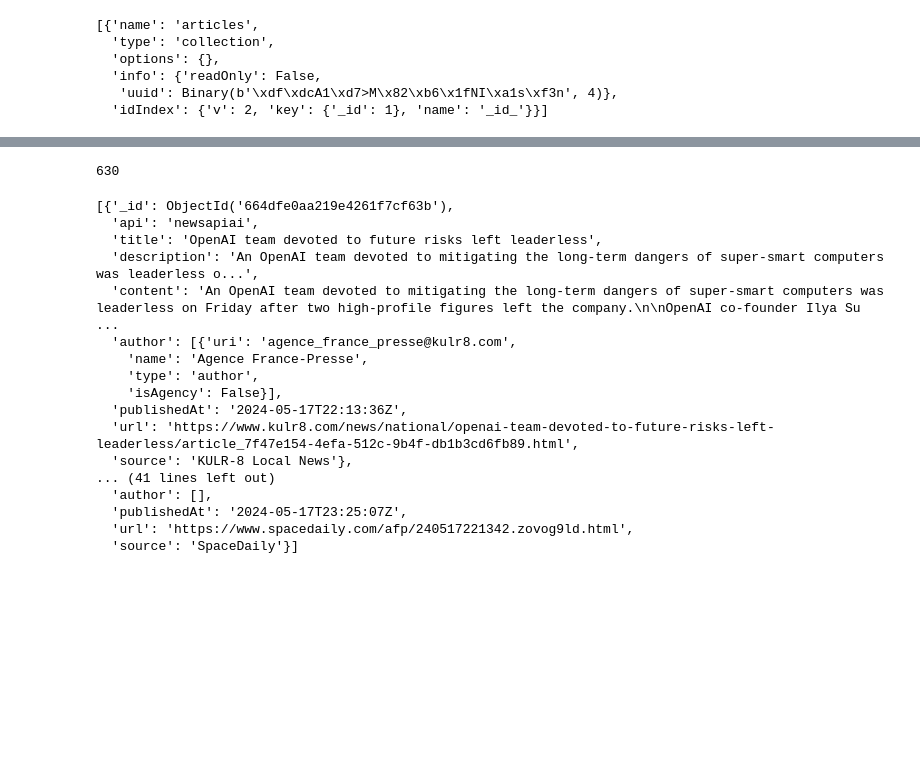
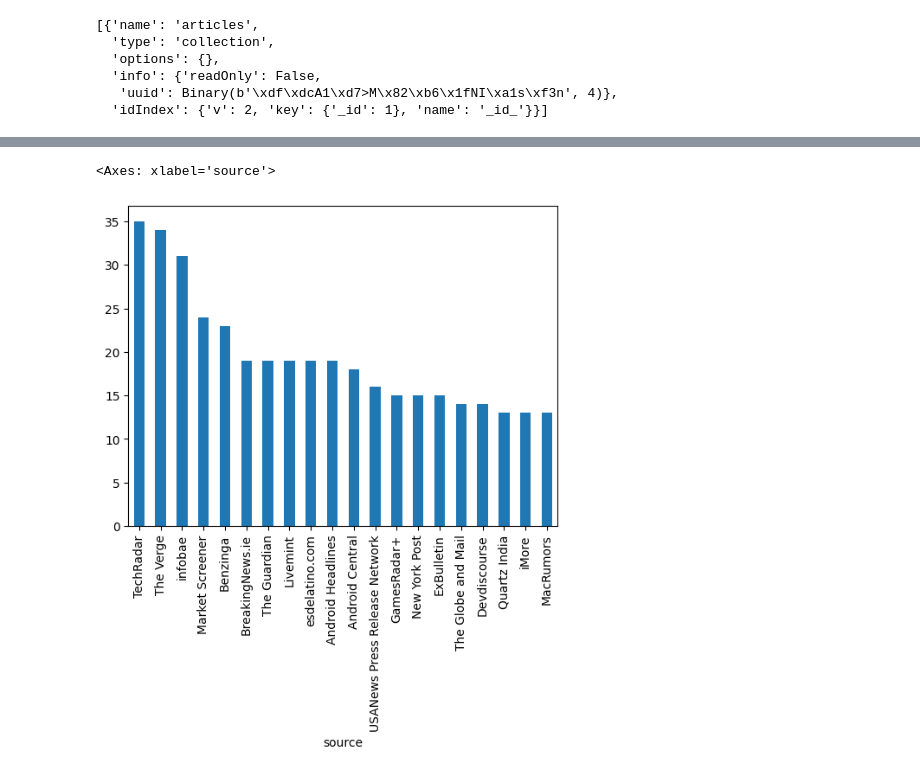
Before and after one commit to Enrique1263/IBD, a Jupyter notebook: notebooks/Mongo_viz.ipynb, the cells around one changed output, grey strips where cells are left out. Saved outputs shown, nothing was run; the diff lists cells and outputs as text; code cells hidden in the pictures; blank space fills up the shorter version.

```diff
--- a/notebooks/Mongo_viz.ipynb
+++ b/notebooks/Mongo_viz.ipynb
@@ -29,24 +27,11 @@ len(list(col.find({})))
-# %%
-len(col.find({}).distinct('url'))
-# %% [output]
-630
-# %%
-list(col.find({'title':{'$regex':'openai', '$options':'i'}}, {'embedding':0}).limit(5))
-# %% [output]
-[{'_id': ObjectId('664dfe0aa219e4261f7cf63b'),
-  'api': 'newsapiai',
-  'title': 'OpenAI team devoted to future risks left leaderless',
-  'description': 'An OpenAI team devoted to mitigating the long-term dangers of super-smart computers was leaderless o...',
-  'content': 'An OpenAI team devoted to mitigating the long-term dangers of super-smart computers was leaderless on Friday after two high-profile figures left the company.\n\nOpenAI co-founder Ilya Su ...
-  'author': [{'uri': 'agence_france_presse@kulr8.com',
-    'name': 'Agence France-Presse',
-    'type': 'author',
-    'isAgency': False}],
-  'publishedAt': '2024-05-17T22:13:36Z',
-  'url': 'https://www.kulr8.com/news/national/openai-team-devoted-to-future-risks-left-leaderless/article_7f47e154-4efa-512c-9b4f-db1b3cd6fb89.html',
-  'source': 'KULR-8 Local News'},
-... (41 lines left out)
-  'author': [],
-  'publishedAt': '2024-05-17T23:25:07Z',
-  'url': 'https://www.spacedaily.com/afp/240517221342.zovog9ld.html',
-  'source': 'SpaceDaily'}]
+# %%
+df = pd.DataFrame(list(col.find({})))
+# %%
+df.publishedAt = pd.to_datetime(df.publishedAt)
+# %%
+df = df.sort_values('publishedAt', ascending=True)
+# %%
+df.source.value_counts().sort_values(ascending=False)[:20].plot(kind='bar')
+# %% [output]
+<Axes: xlabel='source'>
+[figure, added]
```
Also changed, not shown: parts of 5 cells of this notebook, 4 other files.
